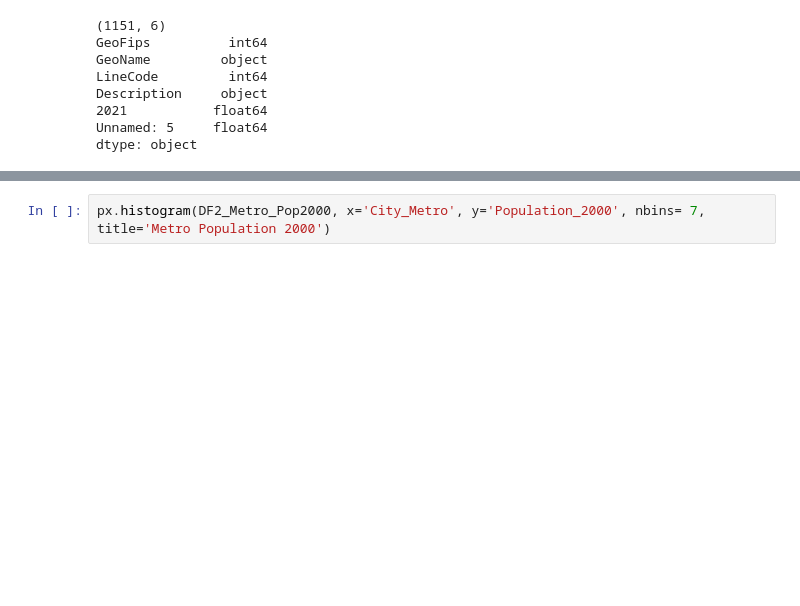
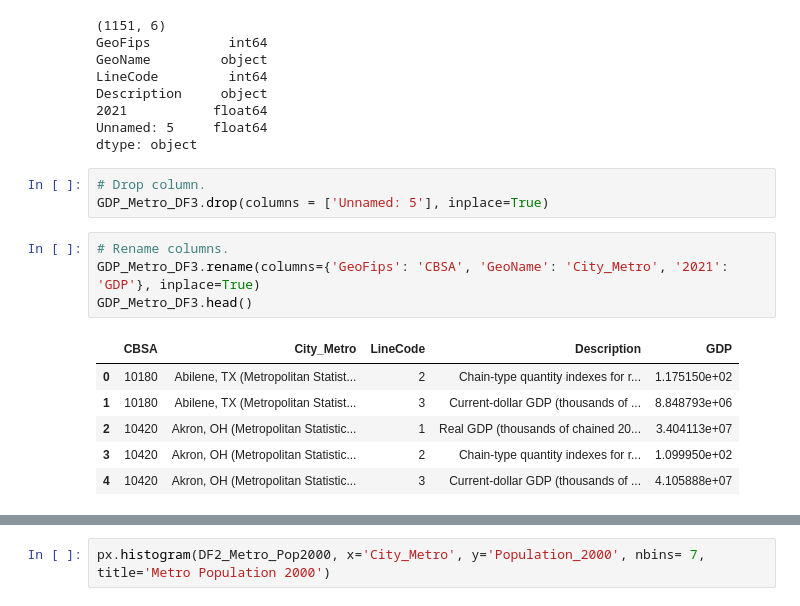
Before and after one commit to BerisDizdar/US_Population_And_GDP, a Jupyter notebook: Metro_Pop.ipynb, the cells around one changed output, grey strips where cells are left out. Saved outputs shown, nothing was run; the diff lists cells and outputs as text; blank space fills up the shorter version.

```diff
--- a/Metro_Pop.ipynb
+++ b/Metro_Pop.ipynb
@@ -189,3 +184,17 @@ Description     object
 2021           float64
 Unnamed: 5     float64
 dtype: object
+# %%
+# Drop column.
+GDP_Metro_DF3.drop(columns = ['Unnamed: 5'], inplace=True)
+# %%
+# Rename columns.
+GDP_Metro_DF3.rename(columns={'GeoFips': 'CBSA', 'GeoName': 'City_Metro', '2021': 'GDP'}, inplace=True)
+GDP_Metro_DF3.head()
+# %% [output]
+|  | CBSA | City_Metro | LineCode | Description | GDP |
+| 0 | 10180 | Abilene, TX (Metropolitan Statist... | 2 | Chain-type quantity indexes for r... | 1.175150e+02 |
+| 1 | 10180 | Abilene, TX (Metropolitan Statist... | 3 | Current-dollar GDP (thousands of ... | 8.848793e+06 |
+| 2 | 10420 | Akron, OH (Metropolitan Statistic... | 1 | Real GDP (thousands of chained 20... | 3.404113e+07 |
+| 3 | 10420 | Akron, OH (Metropolitan Statistic... | 2 | Chain-type quantity indexes for r... | 1.099950e+02 |
+| 4 | 10420 | Akron, OH (Metropolitan Statistic... | 3 | Current-dollar GDP (thousands of ... | 4.105888e+07 |
```
Also changed, not shown: parts of 2 cells of this notebook.
